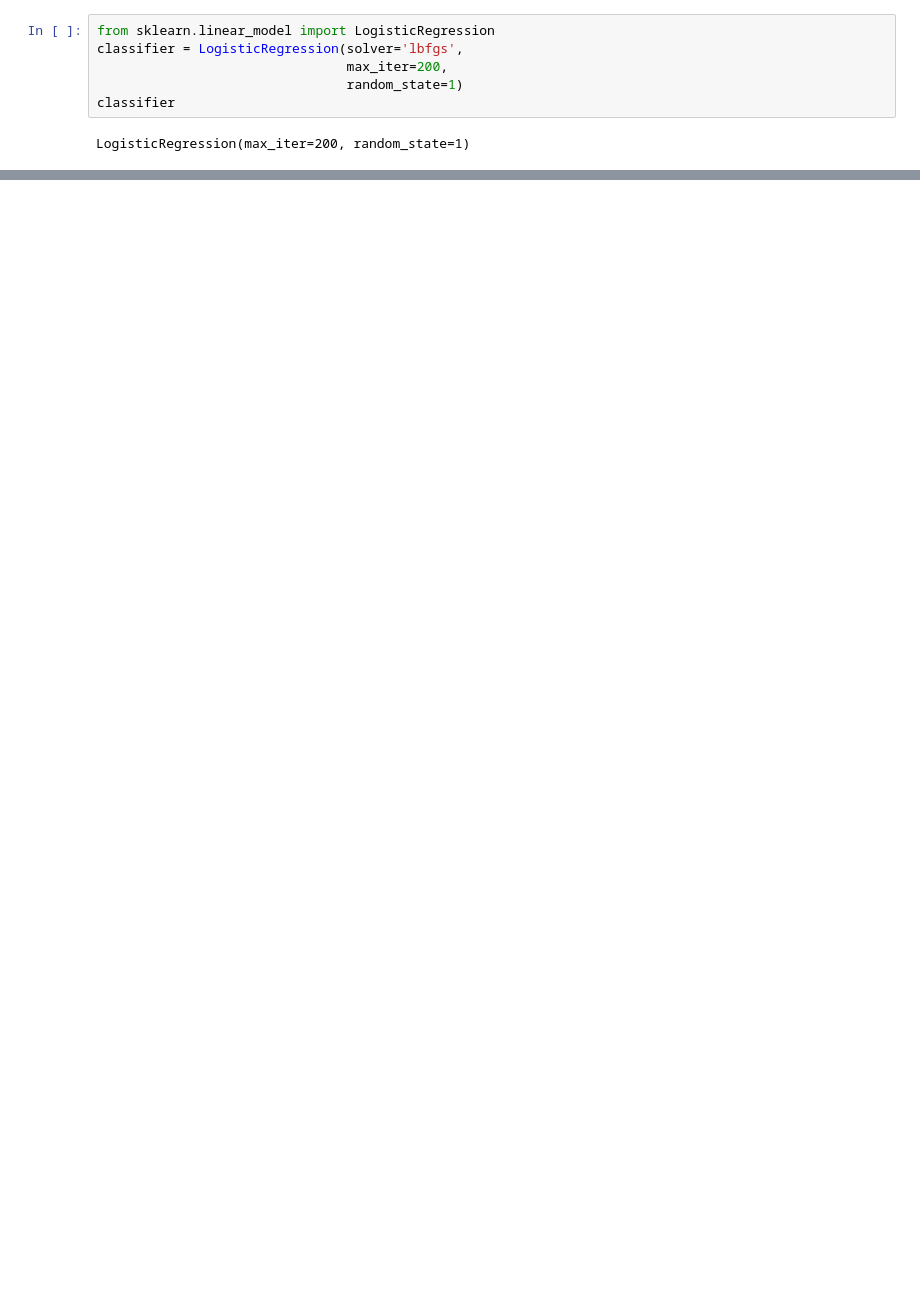
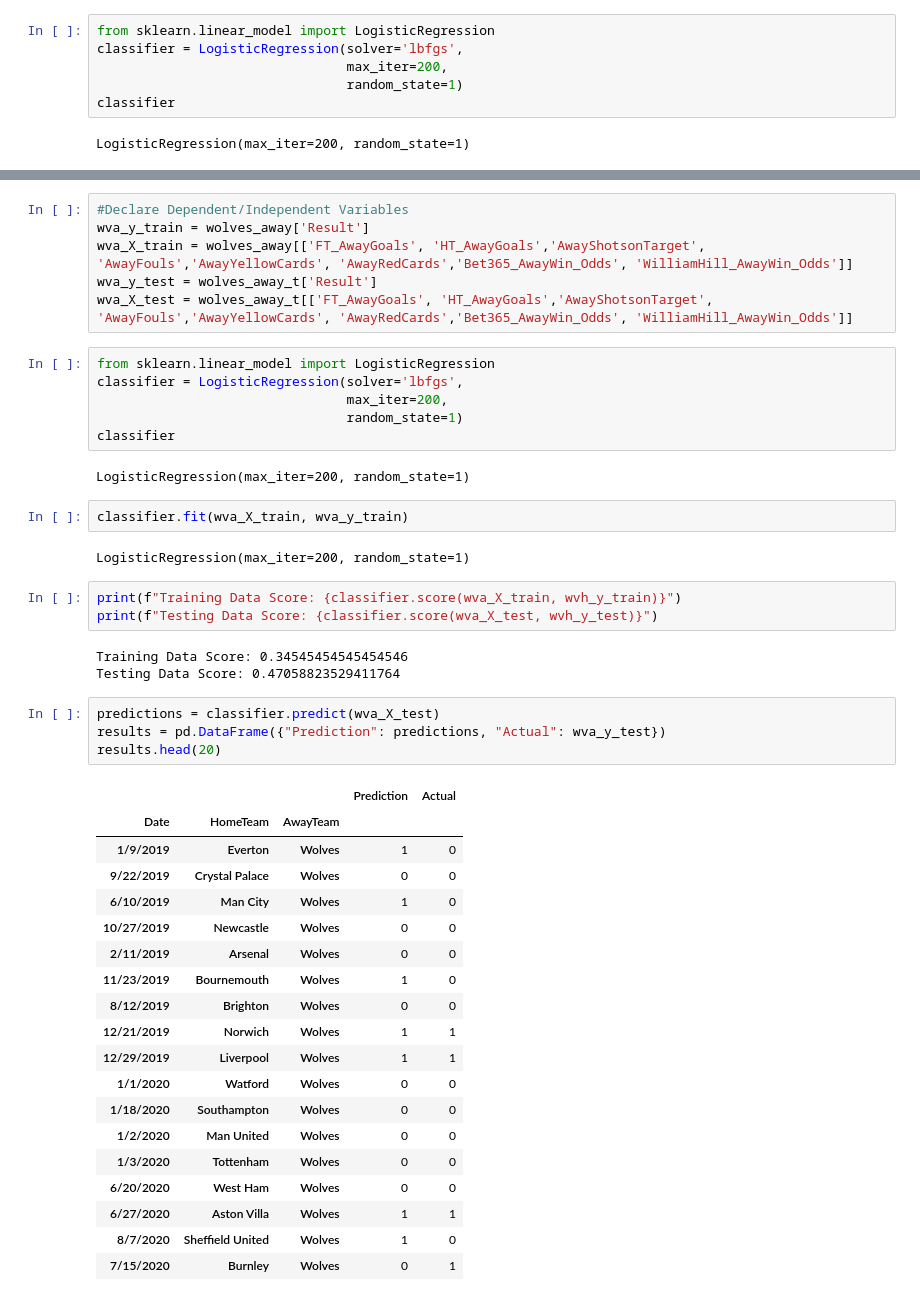
Before and after one commit to CHIUZXCV/Project-2, a Jupyter notebook: master.ipynb, the cells around one changed output, grey strips where cells are left out. Drawn from its saved outputs; the diff is of its cells as text; blank space fills up the shorter version.

```diff
--- a/master.ipynb
+++ b/master.ipynb
@@ -467,0 +565,48 @@ results.head(20)
+# %%
+#Declare Dependent/Independent Variables
+wva_y_train = wolves_away['Result']
+wva_X_train = wolves_away[['FT_AwayGoals', 'HT_AwayGoals','AwayShotsonTarget', 'AwayFouls','AwayYellowCards', 'AwayRedCards','Bet365_AwayWin_Odds', 'WilliamHill_AwayWin_Odds']]
+wva_y_test = wolves_away_t['Result']
+wva_X_test = wolves_away_t[['FT_AwayGoals', 'HT_AwayGoals','AwayShotsonTarget', 'AwayFouls','AwayYellowCards', 'AwayRedCards','Bet365_AwayWin_Odds', 'WilliamHill_AwayWin_Odds']]
+# %%
+from sklearn.linear_model import LogisticRegression
+classifier = LogisticRegression(solver='lbfgs',
+                                max_iter=200,
+                                random_state=1)
+classifier
+# %% [output]
+LogisticRegression(max_iter=200, random_state=1)
+# %%
+classifier.fit(wva_X_train, wva_y_train)
+# %% [output]
+LogisticRegression(max_iter=200, random_state=1)
+# %%
+print(f"Training Data Score: {classifier.score(wva_X_train, wvh_y_train)}")
+print(f"Testing Data Score: {classifier.score(wva_X_test, wvh_y_test)}")
+# %% [output]
+Training Data Score: 0.34545454545454546
+Testing Data Score: 0.47058823529411764
+# %%
+predictions = classifier.predict(wva_X_test)
+results = pd.DataFrame({"Prediction": predictions, "Actual": wva_y_test})
+results.head(20)
+# %% [output]
+|  |  |  | Prediction | Actual |
+| Date | HomeTeam | AwayTeam |  |  |
+| 1/9/2019 | Everton | Wolves | 1 | 0 |
+| 9/22/2019 | Crystal Palace | Wolves | 0 | 0 |
+| 6/10/2019 | Man City | Wolves | 1 | 0 |
+| 10/27/2019 | Newcastle | Wolves | 0 | 0 |
+| 2/11/2019 | Arsenal | Wolves | 0 | 0 |
+| 11/23/2019 | Bournemouth | Wolves | 1 | 0 |
+| 8/12/2019 | Brighton | Wolves | 0 | 0 |
+| 12/21/2019 | Norwich | Wolves | 1 | 1 |
+| 12/29/2019 | Liverpool | Wolves | 1 | 1 |
+| 1/1/2020 | Watford | Wolves | 0 | 0 |
+| 1/18/2020 | Southampton | Wolves | 0 | 0 |
+| 1/2/2020 | Man United | Wolves | 0 | 0 |
+| 1/3/2020 | Tottenham | Wolves | 0 | 0 |
+| 6/20/2020 | West Ham | Wolves | 0 | 0 |
+| 6/27/2020 | Aston Villa | Wolves | 1 | 1 |
+| 8/7/2020 | Sheffield United | Wolves | 1 | 0 |
+| 7/15/2020 | Burnley | Wolves | 0 | 1 |
```
Also changed, not shown: parts of 25 cells of this notebook, 8 other files.
